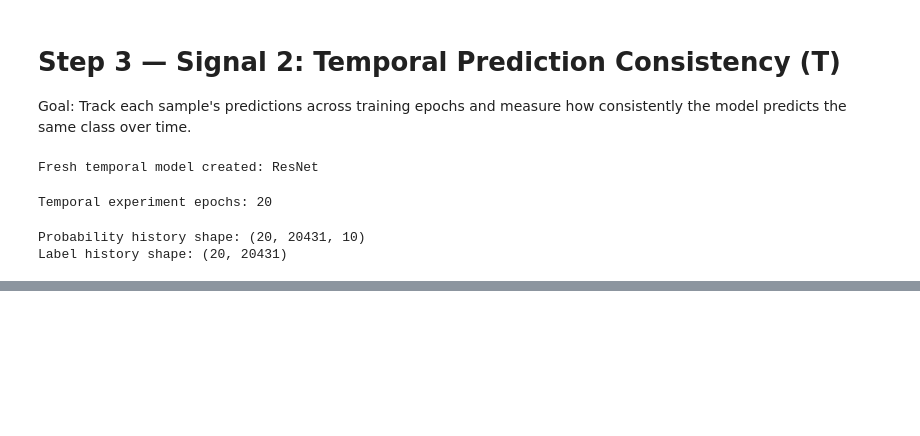
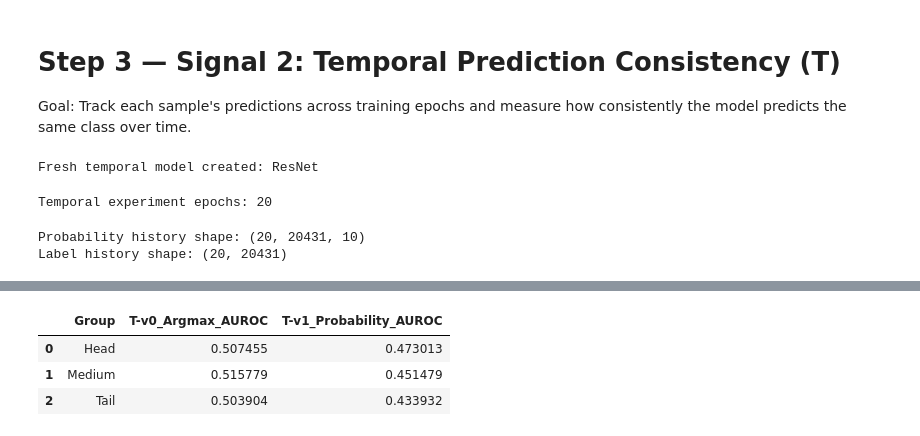
Before and after one commit to Thathsara-Devindi/SSTRE-LTNLL, a Jupyter notebook: LTNLL_Baseline.ipynb, the cells around one changed output, grey strips where cells are left out. Saved outputs shown, nothing was run; the diff lists cells and outputs as text; code cells hidden in the pictures; blank space fills up the shorter version.

```diff
--- a/LTNLL_Baseline.ipynb
+++ b/LTNLL_Baseline.ipynb
@@ -1263,0 +1423,20 @@ plt.show()
+# %%
+comparison_temporal = pd.DataFrame({
+    "Group": ["Head", "Medium", "Tail"],
+    "T-v0_Argmax_AUROC":
+        temporal_group_results_df[
+            "Temporal AUROC"
+        ].values,
+
+    "T-v1_Probability_AUROC":
+        tprob_group_df[
+            "T-v1 AUROC"
+        ].values
+})
+
+comparison_temporal
+# %% [output]
+|  | Group | T-v0_Argmax_AUROC | T-v1_Probability_AUROC |
+| 0 | Head | 0.507455 | 0.473013 |
+| 1 | Medium | 0.515779 | 0.451479 |
+| 2 | Tail | 0.503904 | 0.433932 |
```
Also changed, not shown: parts of 31 cells of this notebook.
